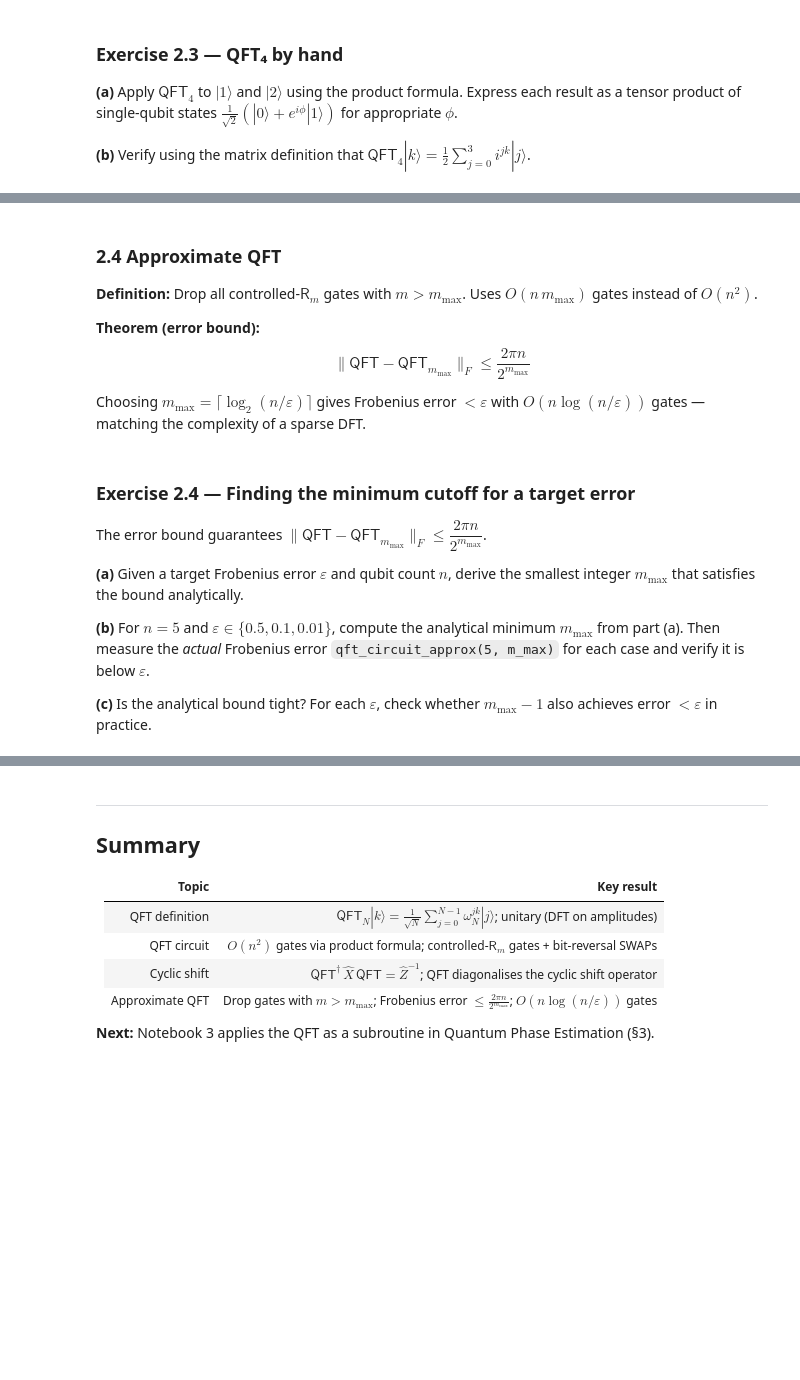
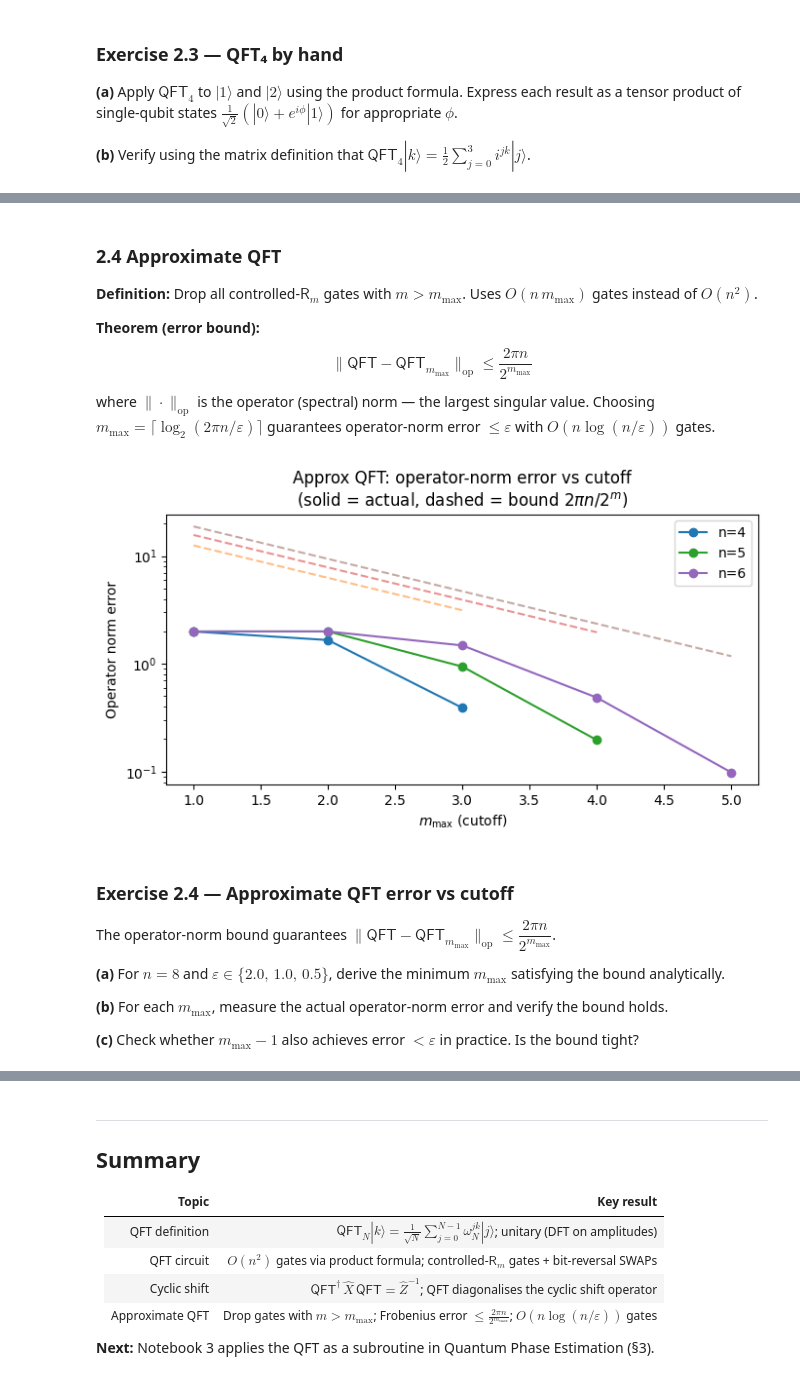
Before and after one commit to o-tse/qc-uhasselt, a Jupyter notebook: nb2_qft.ipynb, the cells around one changed output, grey strips where cells are left out. Drawn from its saved outputs; the diff is of its cells as text; code cells hidden in the pictures; blank space fills up the shorter version.

```diff
--- a/nb2_qft.ipynb
+++ b/nb2_qft.ipynb
@@ -247,73 +302,60 @@ for k in range(4):
 Uses $O(n\, m_{\max})$ gates instead of $O(n^2)$.
 
 **Theorem (error bound):**
-$$\|\mathsf{QFT} - \mathsf{QFT}_{m_{\max}}\|_F \leq \frac{2\pi n}{2^{m_{\max}}}$$
+$$\|\mathsf{QFT} - \mathsf{QFT}_{m_{\max}}\|_{\mathrm{op}} \leq \frac{2\pi n}{2^{m_{\max}}}$$
 
-Choosing $m_{\max} = \lceil\log_2(n/\varepsilon)\rceil$ gives Frobenius error $< \varepsilon$ with $O(n\log(n/\varepsilon))$ gates — matching the complexity of a sparse DFT.
+where $\|\cdot\|_{\mathrm{op}}$ is the operator (spectral) norm — the largest singular value.
+Choosing $m_{\max} = \lceil\log_2(2\pi n/\varepsilon)\rceil$ guarantees operator-norm error $\leq \varepsilon$ with $O(n\log(n/\varepsilon))$ gates.
 # %%
 def qft_circuit_approx(n, m_max):
     """Approximate QFT: drop controlled-R_m gates with m > m_max."""
-    dims = [[2]*n, [2]*n]
     U = qt.tensor([qt.qeye(2)] * n)
     H1 = qt.gates.hadamard_transform(1)
     for i in range(n):
         U = apply_to_qubit(H1, n, i) * U
         for j in range(i+1, n):
             m = j - i + 1
-            if m <= m_max:                   # keep only rotations up to m_max
+            if m <= m_max:
                 Rm = qt.Qobj(np.diag([1.0, np.exp(2j*np.pi/2**m)]))
                 U = controlled_u(Rm, n, j, i) * U
     for i in range(n // 2):
         U = swap_gate(n, i, n-1-i) * U
     return U
 
-# ── Compute Frobenius error vs m_max for several n ───────────────────────────
-fig, (ax1, ax2) = plt.subplots(1, 2, figsize=(12, 4))
+# ── Operator-norm error vs m_max for n = 4, 5, 6 ─────────────────────────────
+# The bound 2πn/2^m is for the OPERATOR norm (largest singular value),
+# not the Frobenius norm. We exclude m_max = n (exact QFT, trivial error).
+fig, ax = plt.subplots(figsize=(7, 4))
 
-for n_test in [3, 4, 5]:
-    N_test = 2**n_test
+for n_test in [4, 5, 6]:
     F_exact = qft_matrix(n_test)
-    m_vals = range(1, n_test+1)
-    errors = []
+    m_vals  = list(range(1, n_test))       # exclude last point (exact QFT)
+    errors  = []
     for m in m_vals:
-        F_approx = qft_circuit_approx(n_test, m)
-        diff = (F_exact - F_approx).full()
-        err = np.linalg.norm(diff, 'fro')
-        errors.append(err)
-    ax1.semilogy(list(m_vals), errors, 'o-', label=f'n={n_test}')
-    # Plot theoretical bound
-    bounds = [2*np.pi*n_test/2**m for m in m_vals]
-    ax1.semilogy(list(m_vals), bounds, '--', alpha=0.5)
+        diff = (F_exact - qft_circuit_approx(n_test, m)).full()
+        errors.append(np.linalg.norm(diff, ord=2))   # operator norm
+    ax.semilogy(m_vals, errors, 'o-', label=f'n={n_test}')
+    bounds = [2*np.pi*n_test / 2**m for m in m_vals]
+    ax.semilogy(m_vals, bounds, '--', alpha=0.5)
 
-ax1.set_xlabel('m_max (cutoff)')
-ax1.set_ylabel('Frobenius error')
-ax1.set_title('Approx QFT error vs cutoff\n(solid=actual, dashed=bound)')
-ax1.legend()
-
-# Gate count comparison
-n_range = range(2, 8)
-for m_max in [2, 3, 4]:
-    counts = [n * m_max for n in n_range]
-    ax2.plot(list(n_range), counts, label=f'm_max={m_max}')
-exact_counts = [n*(n+1)//2 + n//2 for n in n_range]
-ax2.plot(list(n_range), exact_counts, 'k--', label='exact O(n²)')
-ax2.set_xlabel('n (qubits)')
-ax2.set_ylabel('gate count')
-ax2.set_title('Approximate vs exact QFT gate count')
-ax2.legend()
+ax.set_xlabel('$m_{\\max}$ (cutoff)')
+ax.set_ylabel('Operator norm error')
+ax.set_title('Approx QFT: operator-norm error vs cutoff\n(solid = actual, dashed = bound $2\\pi n/2^m$)')
+ax.legend()
 plt.tight_layout()
 plt.show()
+# %% [output]
+[figure, added]
 # %% [markdown]
-### Exercise 2.4 — Finding the minimum cutoff for a target error
+### Exercise 2.4 — Approximate QFT error vs cutoff
 
-The error bound guarantees $\|\mathsf{QFT} - \mathsf{QFT}_{m_{\max}}\|_F \leq \dfrac{2\pi n}{2^{m_{\max}}}$.
+The operator-norm bound guarantees $\|\mathsf{QFT} - \mathsf{QFT}_{m_{\max}}\|_{\mathrm{op}} \leq \dfrac{2\pi n}{2^{m_{\max}}}$.
 
-**(a)** Given a target Frobenius error $\varepsilon$ and qubit count $n$, derive the smallest integer $m_{\max}$ that satisfies the bound analytically.
+**(a)** For $n = 8$ and $\varepsilon \in \{2.0,\, 1.0,\, 0.5\}$, derive the minimum $m_{\max}$ satisfying the bound analytically.
 
-**(b)** For $n = 5$ and $\varepsilon \in \{0.5, 0.1, 0.01\}$, compute the analytical minimum $m_{\max}$ from part (a).
-Then measure the *actual* Frobenius error `qft_circuit_approx(5, m_max)` for each case and verify it is below $\varepsilon$.
+**(b)** For each $m_{\max}$, measure the actual operator-norm error and verify the bound holds.
 
-**(c)** Is the analytical bound tight? For each $\varepsilon$, check whether $m_{\max} - 1$ also achieves error $< \varepsilon$ in practice.
+**(c)** Check whether $m_{\max} - 1$ also achieves error $< \varepsilon$ in practice. Is the bound tight?
 # %%
 # YOUR CODE HERE
 
```
Also changed, not shown: parts of 9 cells of this notebook, 3 other files.
